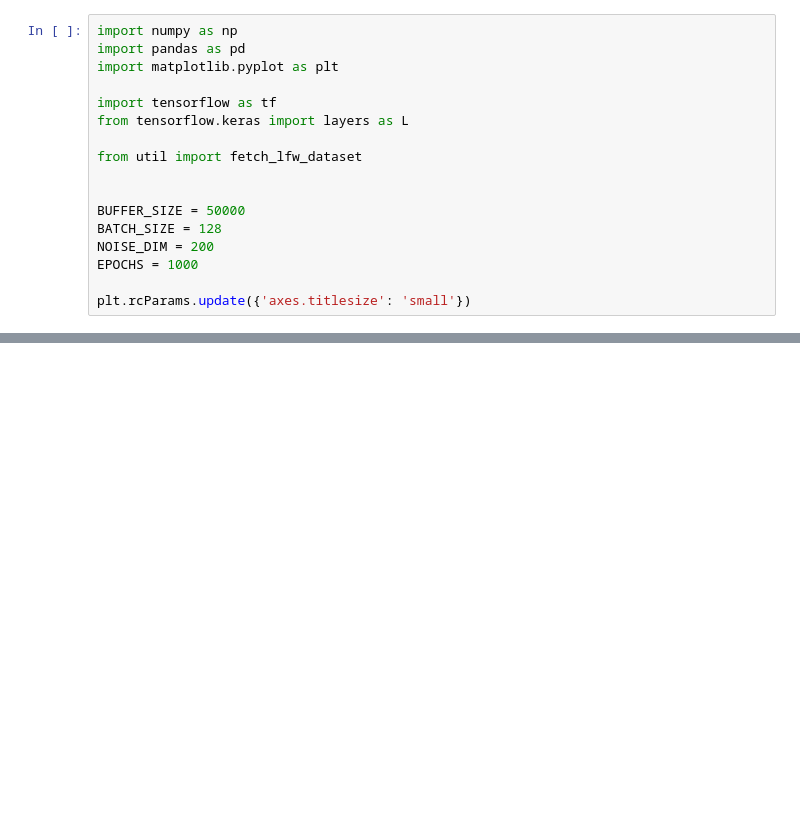
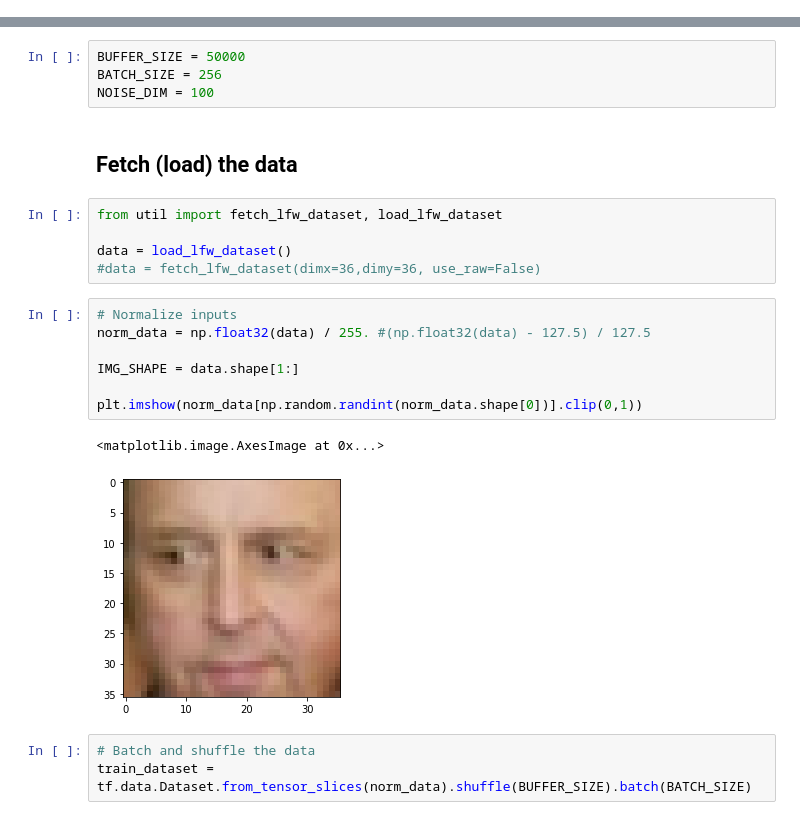
Before and after one commit to ikashilov/tensorflow-facegen, a Jupyter notebook: notebook.ipynb, the cells around one changed output, grey strips where cells are left out. Saved outputs shown, nothing was run; the diff lists cells and outputs as text; blank space fills up the shorter version.

```diff
--- a/notebook.ipynb
+++ b/notebook.ipynb
@@ -5,17 +0,0 @@ dataset: http://vis-www.cs.umass.edu/lfw/
-# %%
-import numpy as np
-import pandas as pd
-import matplotlib.pyplot as plt
-
-import tensorflow as tf
-from tensorflow.keras import layers as L
-
-from util import fetch_lfw_dataset
-
-
-BUFFER_SIZE = 50000
-BATCH_SIZE = 128
-NOISE_DIM = 200
-EPOCHS = 1000
-
-plt.rcParams.update({'axes.titlesize': 'small'})
@@ -220,0 +17,24 @@ sample_images(15,15)
+# %%
+BUFFER_SIZE = 50000
+BATCH_SIZE = 256
+NOISE_DIM = 100
+# %% [markdown]
+## Fetch (load) the data
+# %%
+from util import fetch_lfw_dataset, load_lfw_dataset
+
+data = load_lfw_dataset()
+#data = fetch_lfw_dataset(dimx=36,dimy=36, use_raw=False)
+# %%
+# Normalize inputs
+norm_data = np.float32(data) / 255. #(np.float32(data) - 127.5) / 127.5
+
+IMG_SHAPE = data.shape[1:]
+
+plt.imshow(norm_data[np.random.randint(norm_data.shape[0])].clip(0,1))
+# %% [output]
+<matplotlib.image.AxesImage at 0x...>
+[figure, added]
+# %%
+# Batch and shuffle the data
+train_dataset = tf.data.Dataset.from_tensor_slices(norm_data).shuffle(BUFFER_SIZE).batch(BATCH_SIZE)
```
Also changed, not shown: parts of 44 cells of this notebook, 5 other files.
